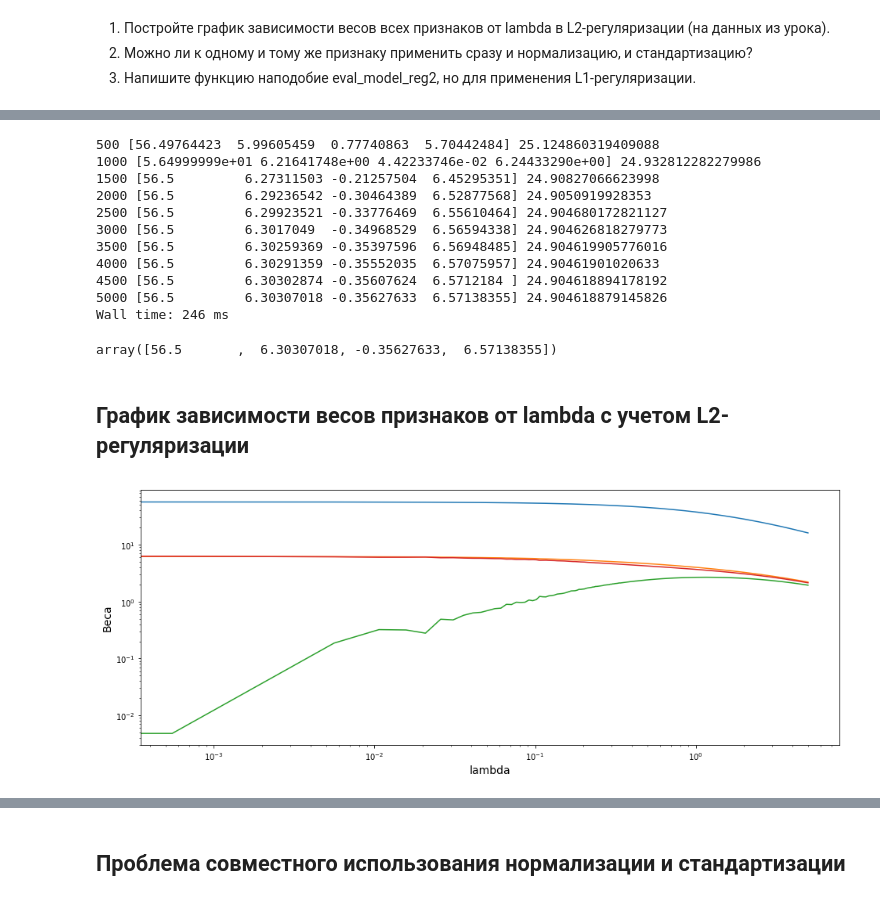
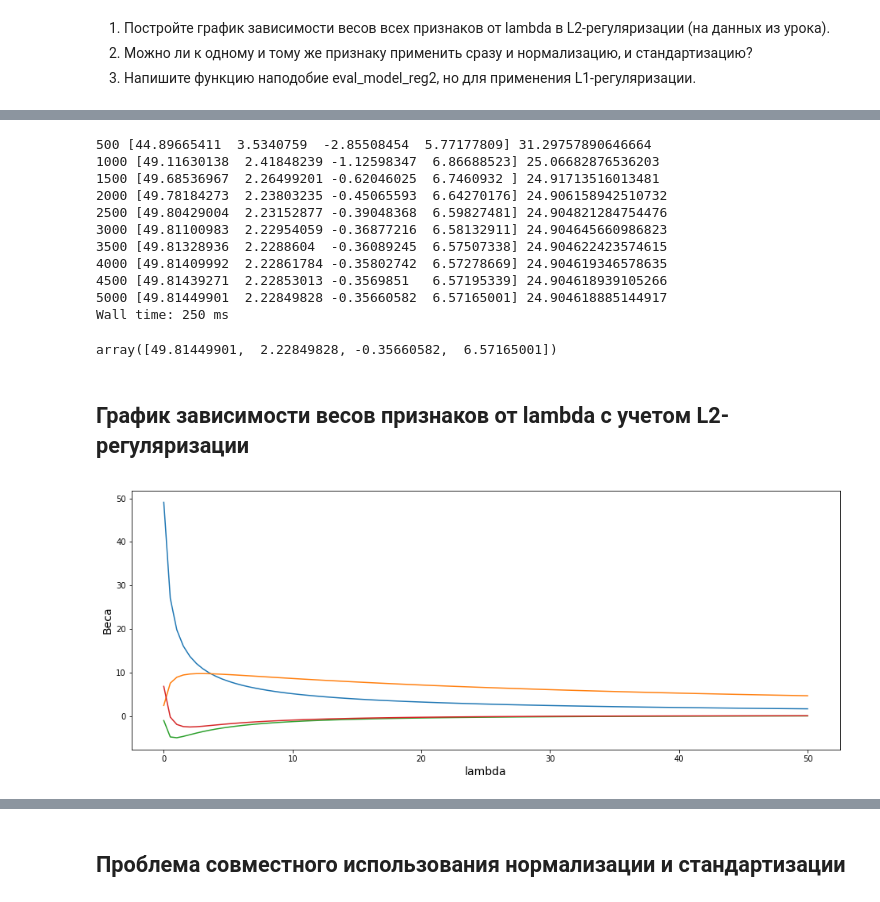
Before and after one commit to Nickel-nc/Algorithms_2, a Jupyter notebook: W2.ipynb, the cells around one changed output, grey strips where cells are left out. Drawn from its saved outputs; the diff is of its cells as text; code cells hidden in the pictures.

```diff
--- a/W2.ipynb
+++ b/W2.ipynb
@@ -71,6 +71,7 @@ def eval_sgd_model(X, y, iterations, qty_in_batch, alpha=1e-4):
             print(i, W, err)
     return W
 # %%
+X_st = X.copy().astype(np.float64)
 X_st[2] = calc_std_fit(X[2])
 X_st[3] = calc_std_fit(X[3])
 # %%
@@ -136,32 +129,32 @@ array([56.49717514,  6.30231281, -0.35421823,  6.56976553])
 %%time
 eval_model(X_st, y, iterations=5000, alpha=1e-2)
 # %% [output]
-500 [56.49764423  5.99605459  0.77740863  5.70442484] 25.124860319409088
-1000 [5.64999999e+01 6.21641748e+00 4.42233746e-02 6.24433290e+00] 24.932812282279986
-1500 [56.5         6.27311503 -0.21257504  6.45295351] 24.90827066623998
-2000 [56.5         6.29236542 -0.30464389  6.52877568] 24.9050919928353
-2500 [56.5         6.29923521 -0.33776469  6.55610464] 24.904680172821127
-3000 [56.5         6.3017049  -0.34968529  6.56594338] 24.904626818279773
-3500 [56.5         6.30259369 -0.35397596  6.56948485] 24.904619905776016
-4000 [56.5         6.30291359 -0.35552035  6.57075957] 24.90461901020633
-4500 [56.5         6.30302874 -0.35607624  6.5712184 ] 24.904618894178192
-5000 [56.5         6.30307018 -0.35627633  6.57138355] 24.904618879145826
-Wall time: 246 ms
+500 [44.89665411  3.5340759  -2.85508454  5.77177809] 31.29757890646664
+1000 [49.11630138  2.41848239 -1.12598347  6.86688523] 25.06682876536203
+1500 [49.68536967  2.26499201 -0.62046025  6.7460932 ] 24.91713516013481
+2000 [49.78184273  2.23803235 -0.45065593  6.64270176] 24.906158942510732
+2500 [49.80429004  2.23152877 -0.39048368  6.59827481] 24.904821284754476
+3000 [49.81100983  2.22954059 -0.36877216  6.58132911] 24.904645660986823
+3500 [49.81328936  2.2288604  -0.36089245  6.57507338] 24.904622423574615
+4000 [49.81409992  2.22861784 -0.35802742  6.57278669] 24.904619346578635
+4500 [49.81439271  2.22853013 -0.3569851   6.57195339] 24.904618939105266
+5000 [49.81449901  2.22849828 -0.35660582  6.57165001] 24.904618885144917
+Wall time: 250 ms
-array([56.5       ,  6.30307018, -0.35627633,  6.57138355])
+array([49.81449901,  2.22849828, -0.35660582,  6.57165001])
 # %% [markdown]
 ## <left>График зависимости весов признаков от lambda с учетом L2-регуляризации<a class="anchor" id="l2"></a><left>
 # %%
-lambdas = np.linspace(-0.05, 5, 1000)
+lambdas = np.linspace(1e-4, 50, 100)
 y_dat = []
 for i in range(len(lambdas)):
-    y_dat.append(eval_model_reg2(X_st, y, iterations=1000, alpha=1e-2, lambda_=x_dat[i]))
+    y_dat.append(eval_model_reg2(X_st, y, iterations=1000, alpha=1e-2, lambda_=lambdas[i]))
 # %%
 plt.figure(figsize=(16, 6))
 plt.xlabel('lambda', fontsize=14)
 plt.ylabel('Веса', fontsize=14)
-plt.plot(x_dat, y_dat)
-plt.yscale('log')
-plt.xscale('log')
+plt.plot(lambdas, y_dat)
+# plt.yscale('log')
+# plt.xscale('log')
 plt.show()
 # %% [output]
-[figure, old version]
+[figure, new version]
```
Also changed, not shown: parts of 13 cells of this notebook.
